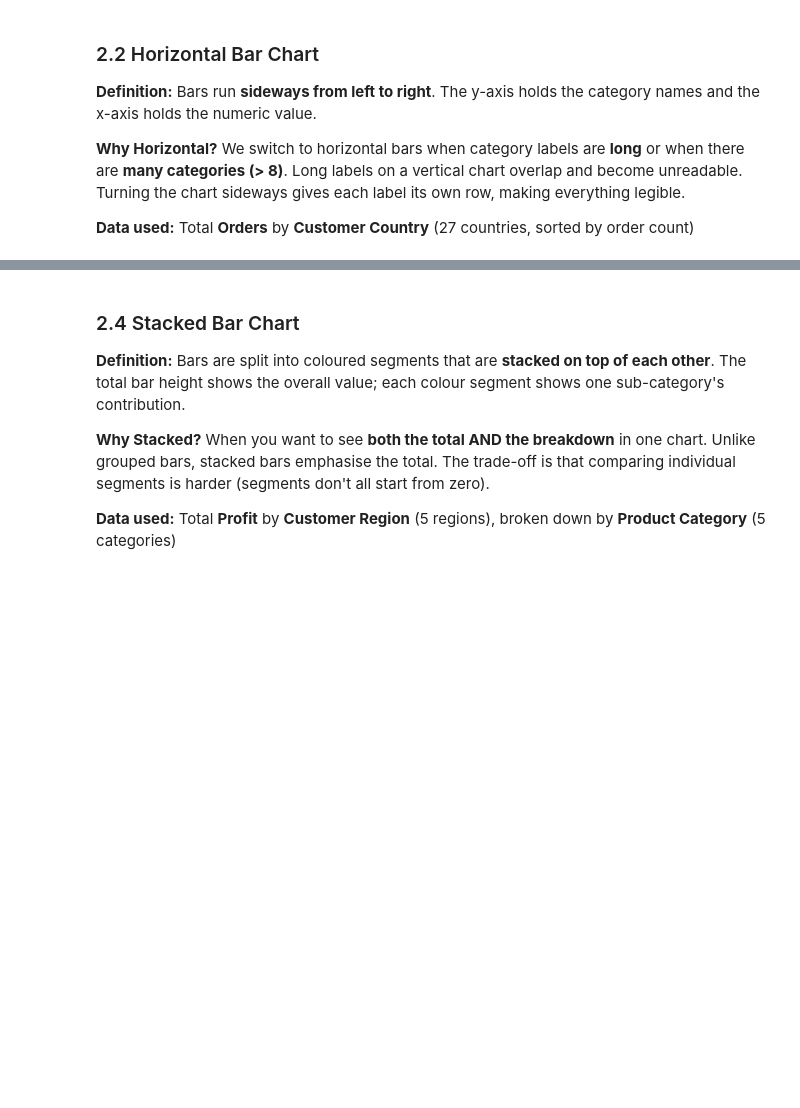
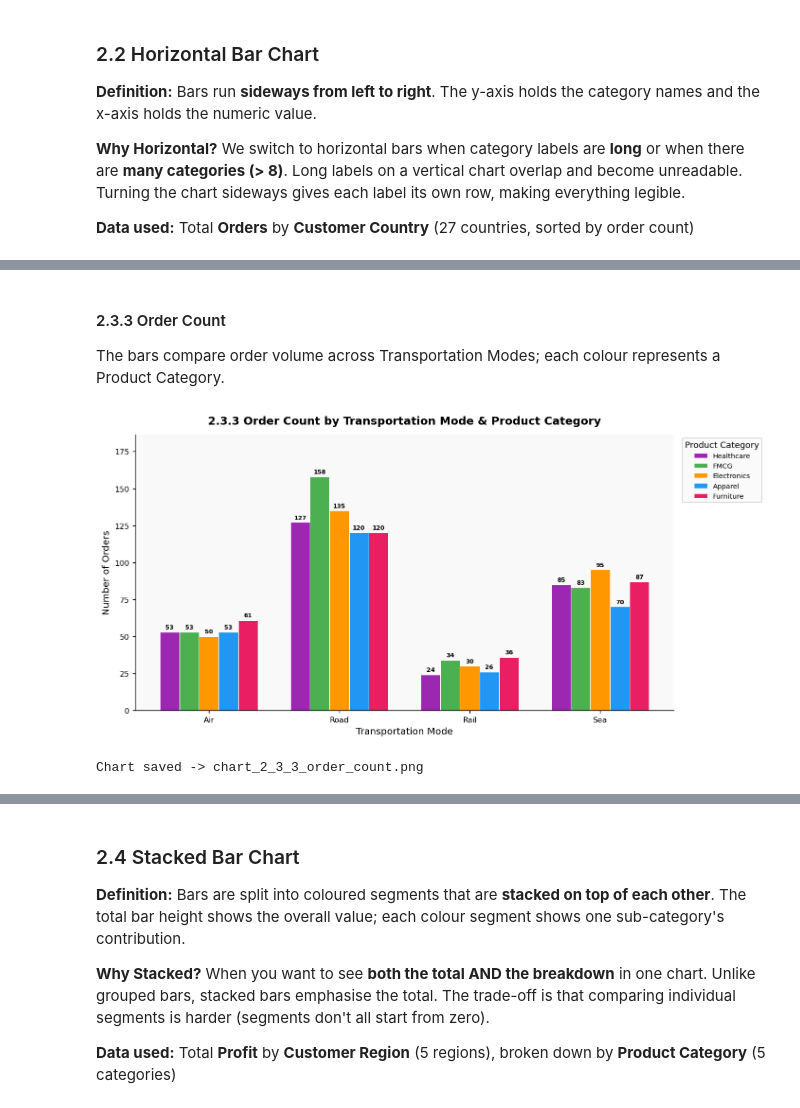
Before and after one commit to Tayyab1805/Project---Data-Viz, a Jupyter notebook: DataVisualization_SupplyChain.ipynb, the cells around one changed output, grey strips where cells are left out. Cells and saved outputs as stored; diff of their text form; code cells hidden in the pictures; blank space fills up the shorter version.

```diff
--- a/DataVisualization_SupplyChain.ipynb
+++ b/DataVisualization_SupplyChain.ipynb
@@ -350,0 +367,35 @@ Chart saved → chart_2_3_grouped_bar.png
+# %% [markdown]
+#### 2.3.3 Order Count
+The bars compare order volume across Transportation Modes; each colour represents a Product Category.
+# %%
+# ---- 2.3.3: Order Count ----
+grp = df.groupby(["Transportation Mode", "Product Category"])["Order ID"].count().reset_index(name="Order Count")
+
+fig, ax = plt.subplots(figsize=(11, 5.5))
+for cat, offset in zip(categories, offsets):
+    vals = [
+        grp.loc[(grp["Transportation Mode"] == m) &
+                (grp["Product Category"] == cat), "Order Count"].sum()
+        for m in modes
+    ]
+    bars = ax.bar(x + offset, vals, width, label=cat, color=cat_colors[cat],
+                  edgecolor="white", linewidth=0.6)
+    for bar, val in zip(bars, vals):
+        ax.text(bar.get_x()+bar.get_width()/2, bar.get_height()+1.2,
+                f"{int(val)}", ha="center", va="bottom",
+                fontsize=7, fontweight="bold")
+
+ax.set_title("2.3.3 Order Count by Transportation Mode & Product Category", pad=12)
+ax.set_xlabel("Transportation Mode")
+ax.set_ylabel("Number of Orders")
+ax.set_xticks(x)
+ax.set_xticklabels(modes)
+ax.legend(title="Product Category", bbox_to_anchor=(1.01, 1), loc="upper left", fontsize=8)
+ax.set_ylim(0, grp["Order Count"].max()*1.18)
+plt.tight_layout()
+plt.savefig("chart_2_3_3_order_count.png", dpi=150, bbox_inches="tight")
+plt.show()
+print("Chart saved -> chart_2_3_3_order_count.png")
+# %% [output]
+[figure, added]
+Chart saved -> chart_2_3_3_order_count.png
```
Also changed, not shown: parts of 53 cells of this notebook, 29 other files.
